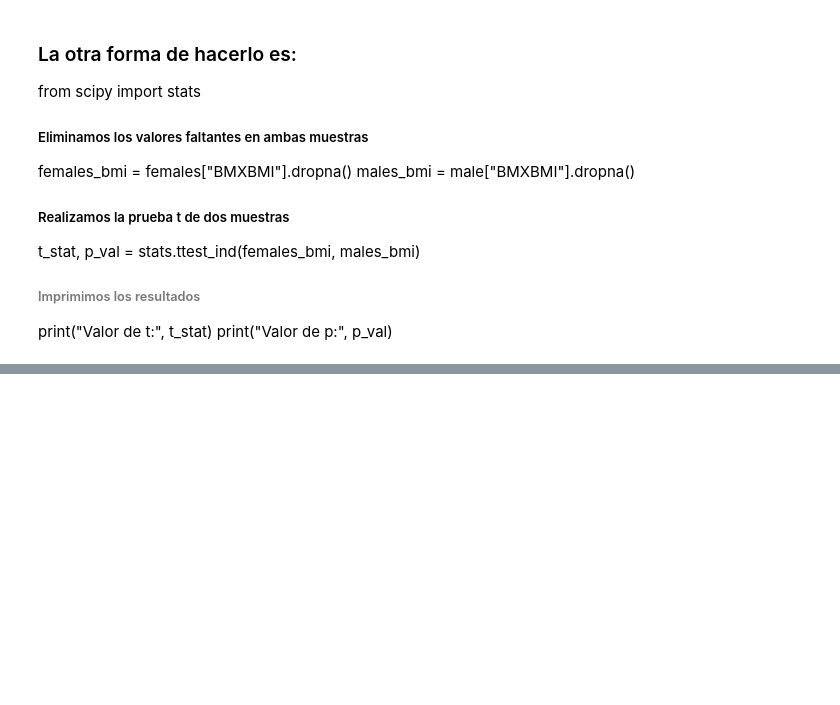
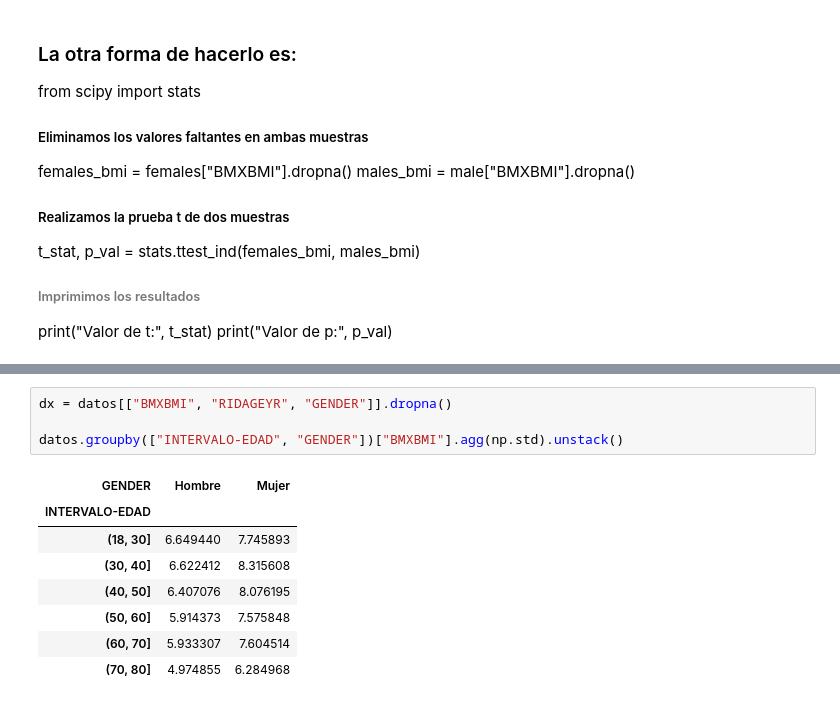
Before and after one commit to onavarrete04/Introduccion-Ciencia-Datos, a Jupyter notebook: ESTADÍSTICA INFERENCIAL-2023.ipynb, the cells around one changed output, grey strips where cells are left out. Cells and saved outputs as stored; diff of their text form; blank space fills up the shorter version.

```diff
--- a/ESTADÍSTICA INFERENCIAL-2023.ipynb
+++ b/ESTADÍSTICA INFERENCIAL-2023.ipynb
@@ -2239,0 +2547,13 @@ mujer.describe()
+# %%
+dx = datos[["BMXBMI", "RIDAGEYR", "GENDER"]].dropna()
+
+datos.groupby(["INTERVALO-EDAD", "GENDER"])["BMXBMI"].agg(np.std).unstack()
+# %% [output]
+| GENDER | Hombre | Mujer |
+| INTERVALO-EDAD |  |  |
+| (18, 30] | 6.649440 | 7.745893 |
+| (30, 40] | 6.622412 | 8.315608 |
+| (40, 50] | 6.407076 | 8.076195 |
+| (50, 60] | 5.914373 | 7.575848 |
+| (60, 70] | 5.933307 | 7.604514 |
+| (70, 80] | 4.974855 | 6.284968 |
```
Also changed, not shown: parts of 51 cells of this notebook.
